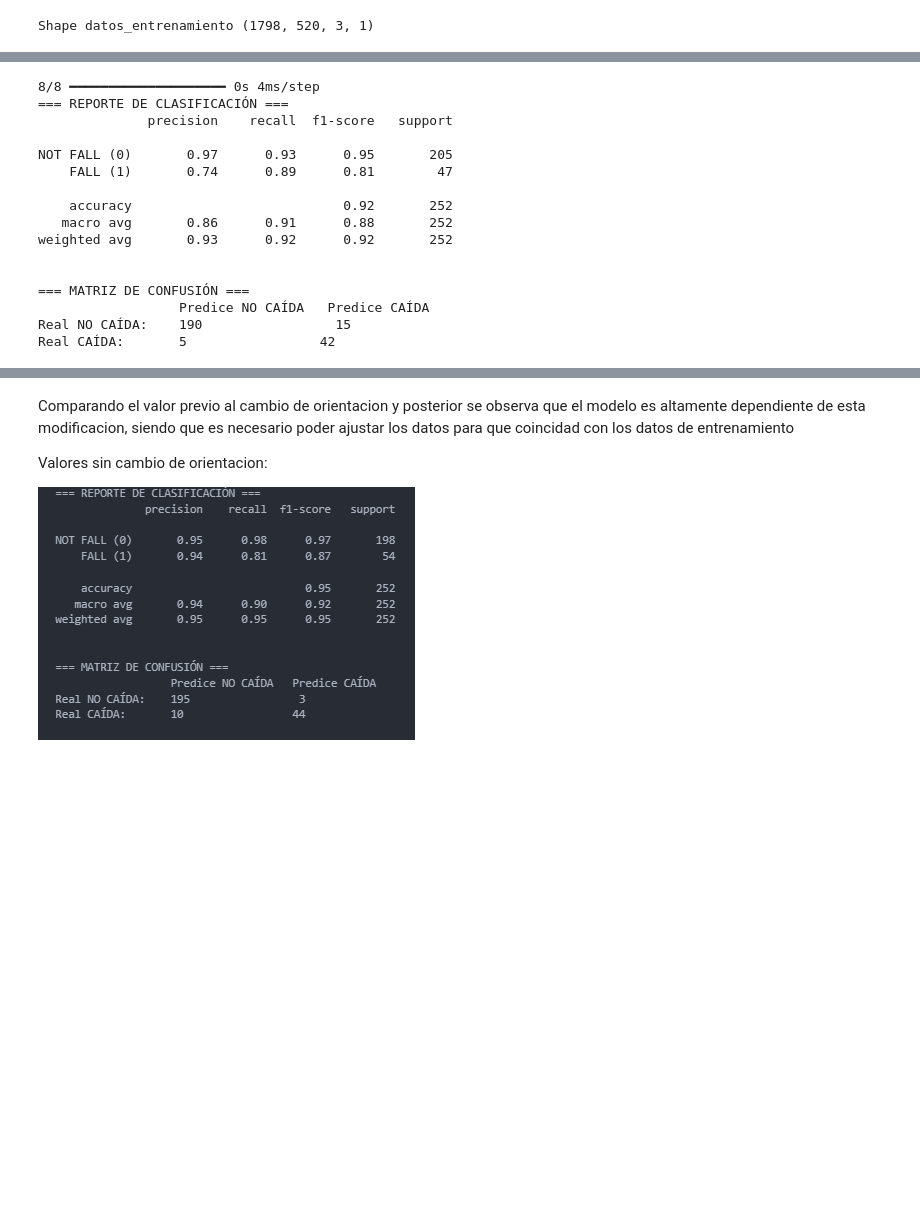
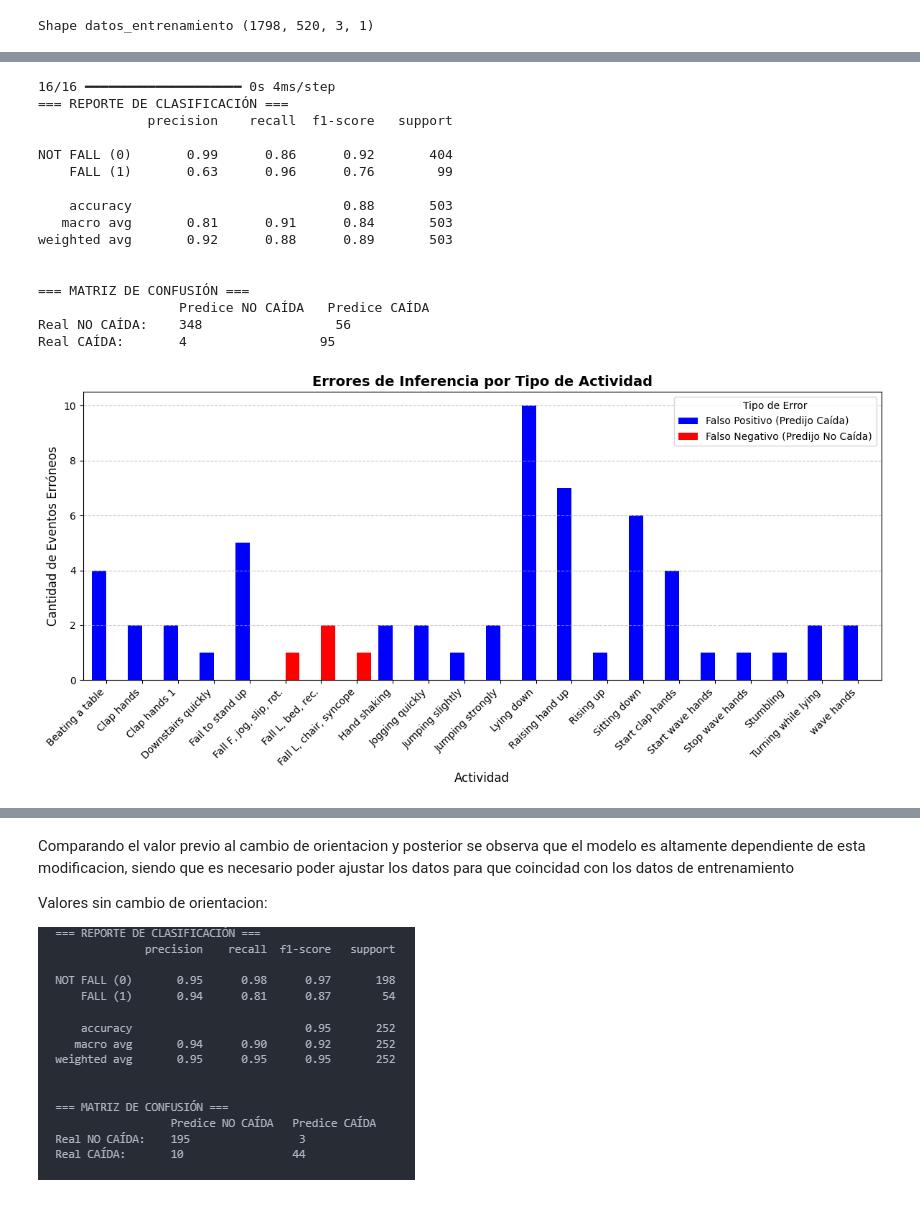
Before and after one commit to guidoglorioso/Fall_detection, a Jupyter notebook: CNN.ipynb, the cells around one changed output, grey strips where cells are left out. Saved outputs shown, nothing was run; the diff lists cells and outputs as text; code cells hidden in the pictures; blank space fills up the shorter version.

```diff
--- a/CNN.ipynb
+++ b/CNN.ipynb
@@ -376,23 +392 @@ Model: "sequential_2"
 ... (4 outputs left out)
-# %%
-# Salvamos los valores obtenidos del pre-entrenamiento.
-
-model_transfer_learning.compile(
-    optimizer=tf.keras.optimizers.Adam(learning_rate=1e-5), ## Para fine-tuning se utiliza un learning rate menor para evitar destruir lo aprendido.
-    loss='binary_crossentropy',
-    metrics=[
-        'accuracy',
-        tf.keras.metrics.Recall(name='recall')]
-)
-
-### Fine-Tuning
-
-# Partiendo del entrenamiento con los datos de la cadera, ahora procedemos a optimizar la red con los datos de la muñeca. Los pesos se incializan con los valores obtenidos en la cintura completando asi el transfer learning.
-
-escalador_wrist = dataScaler() ## Fitea los datos y guarda sus coef.
-datos_normalizados = escalador_wrist.escalar_datos(data)
-datos_entrenamiento = np.expand_dims(datos_normalizados, axis=-1)
-# obtengo datos de prueba y de entrenamiento
-data_train, data_test, y_train, y_test = train_test_split(datos_entrenamiento,tags, test_size=0.2, random_state=21)
-
-historial = model_transfer_learning.fit(data_train, y_train,epochs=80,validation_data=(data_test, y_test))
@@ -442,29 +418,26 @@ Real CAÍDA:       4                 75
 # %%
 ## Evaluando con los datos de validacion
 
-datos_val_normalizados = escalador_transfer_learning.escalar_datos(data_val)
-# Agrega la dimension para coincidir con el input
-datos_val_normalizados = np.expand_dims(datos_val_normalizados, axis=-1)
-
-
-model_perfom(model_transfer_learning, datos_val_normalizados, y_val,threshold= 0.2)
+model_perfom(model_transfer_learning, data_val, y_val,threshold= 0.2,activity_names= activity_val)
+plt.show()
 # %% [output]
-8/8 ━━━━━━━━━━━━━━━━━━━━ 0s 4ms/step
+16/16 ━━━━━━━━━━━━━━━━━━━━ 0s 4ms/step
 === REPORTE DE CLASIFICACIÓN ===
               precision    recall  f1-score   support
 
-NOT FALL (0)       0.97      0.93      0.95       205
-    FALL (1)       0.74      0.89      0.81        47
+NOT FALL (0)       0.99      0.86      0.92       404
+    FALL (1)       0.63      0.96      0.76        99
 
-    accuracy                           0.92       252
-   macro avg       0.86      0.91      0.88       252
-weighted avg       0.93      0.92      0.92       252
+    accuracy                           0.88       503
+   macro avg       0.81      0.91      0.84       503
+weighted avg       0.92      0.88      0.89       503
 
 
 === MATRIZ DE CONFUSIÓN ===
                   Predice NO CAÍDA   Predice CAÍDA
-Real NO CAÍDA:    190                 15
-Real CAÍDA:       5                 42
+Real NO CAÍDA:    348                 56
+Real CAÍDA:       4                 95
+[figure, added]
 # %% [markdown]
 ### Resultado de transfer-learning
 
```
Also changed, not shown: parts of 29 cells of this notebook, 5 other files.
